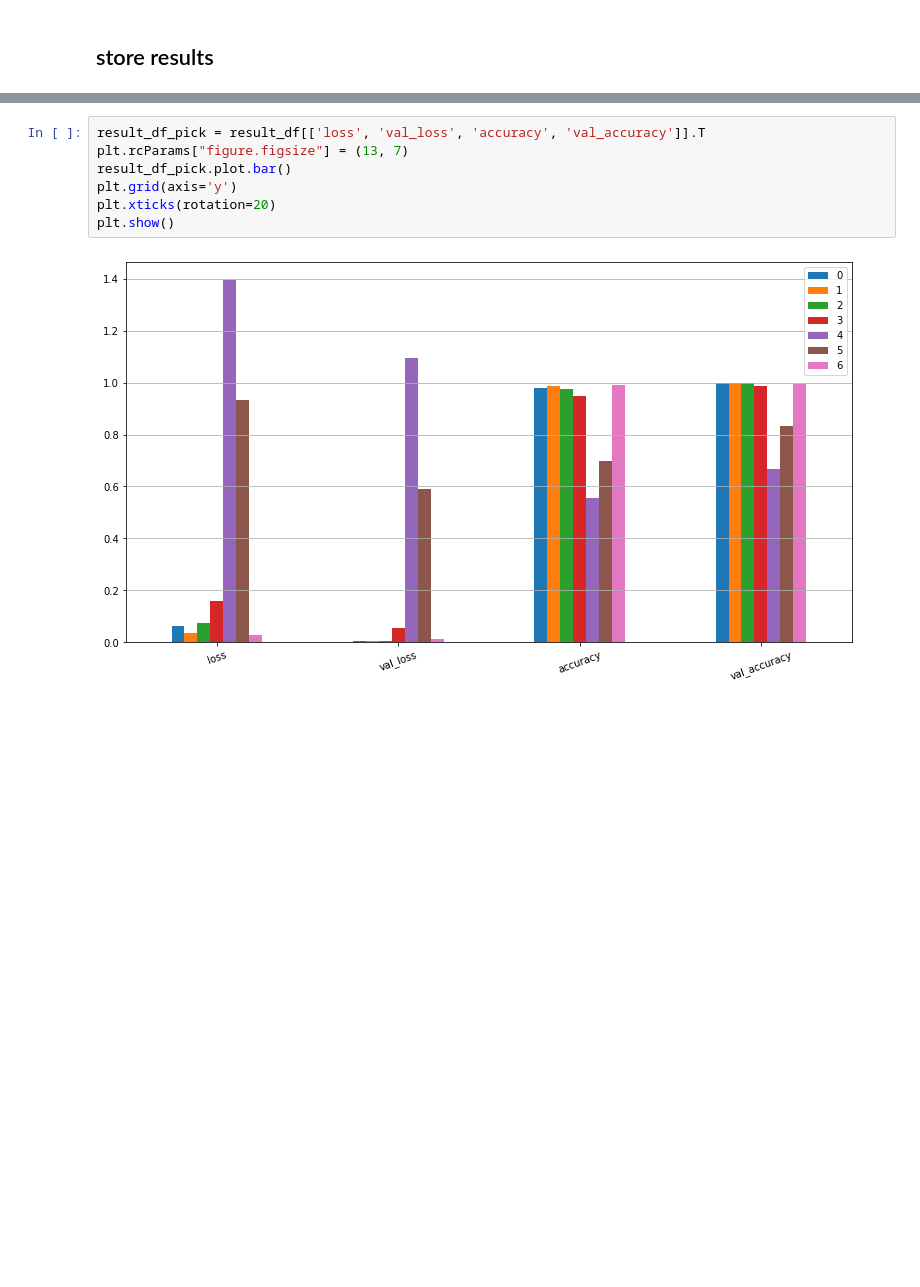
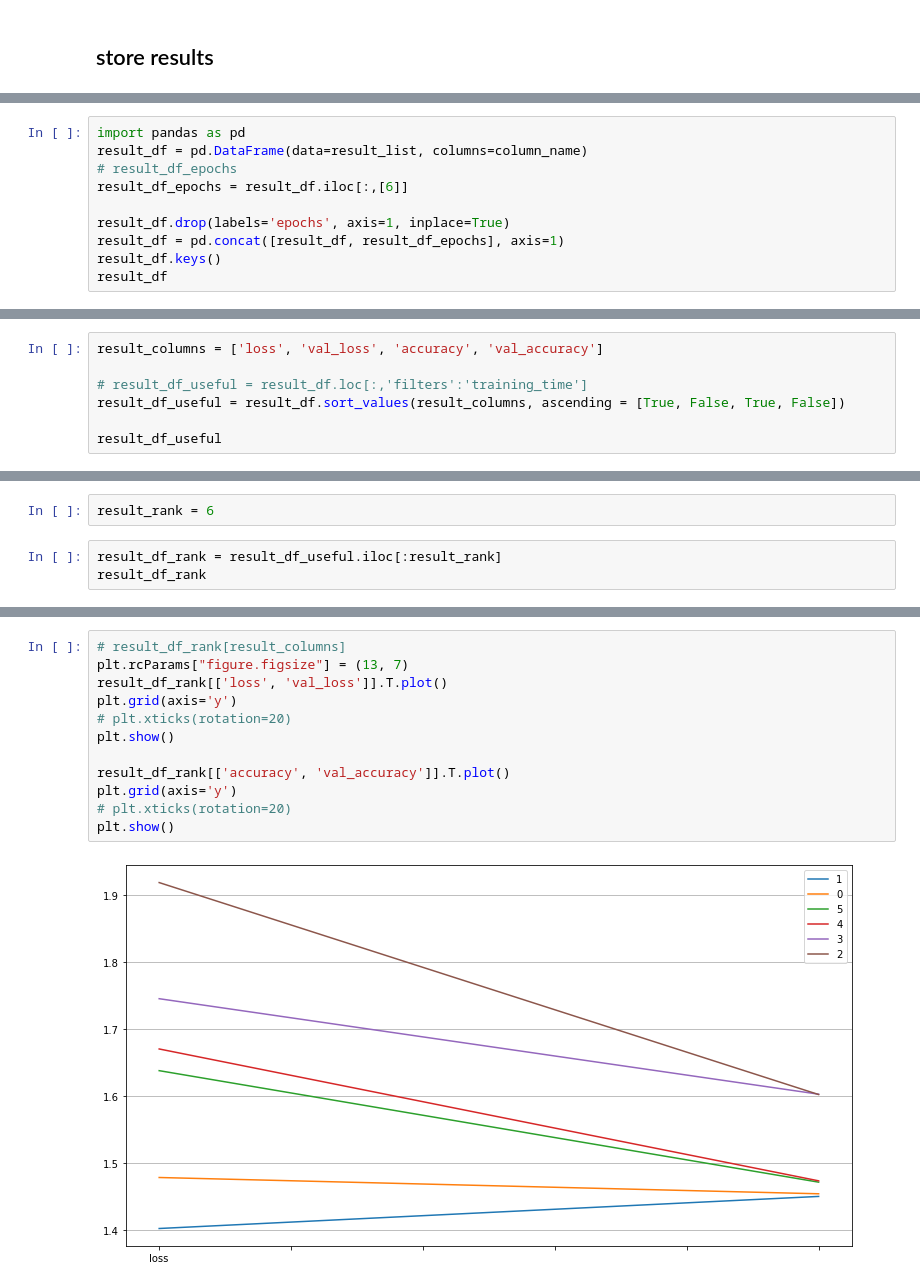
Before and after one commit to yojulab/knou_study_machinglearning, a Jupyter notebook: codes/sanghunoh/reports/Term_2_CNN_MPIE_results.ipynb, the cells around one changed output, grey strips where cells are left out. Saved outputs shown, nothing was run; the diff lists cells and outputs as text; blank space fills up the shorter version.

```diff
--- a/codes/sanghunoh/reports/Term_2_CNN_MPIE_results.ipynb
+++ b/codes/sanghunoh/reports/Term_2_CNN_MPIE_results.ipynb
@@ -266,0 +163,10 @@ result_df_useful
+# %%
+import pandas as pd
+result_df = pd.DataFrame(data=result_list, columns=column_name)
+# result_df_epochs
+result_df_epochs = result_df.iloc[:,[6]]
+
+result_df.drop(labels='epochs', axis=1, inplace=True)
+result_df = pd.concat([result_df, result_df_epochs], axis=1)
+result_df.keys()
+result_df
@@ -266,0 +181,7 @@ result_df_useful
+# %%
+result_columns = ['loss', 'val_loss', 'accuracy', 'val_accuracy']
+
+# result_df_useful = result_df.loc[:,'filters':'training_time']
+result_df_useful = result_df.sort_values(result_columns, ascending = [True, False, True, False])
+
+result_df_useful
@@ -266,0 +199,5 @@ result_df_useful
+# %%
+result_rank = 6
+# %%
+result_df_rank = result_df_useful.iloc[:result_rank]
+result_df_rank
@@ -267,9 +212,14 @@ result_df_useful
 # %%
-result_df_pick = result_df[['loss', 'val_loss', 'accuracy', 'val_accuracy']].T
+# result_df_rank[result_columns]
 plt.rcParams["figure.figsize"] = (13, 7)
-result_df_pick.plot.bar()
+result_df_rank[['loss', 'val_loss']].T.plot()
 plt.grid(axis='y')
-plt.xticks(rotation=20)
+# plt.xticks(rotation=20)
 plt.show()
+
+result_df_rank[['accuracy', 'val_accuracy']].T.plot()
+plt.grid(axis='y')
+# plt.xticks(rotation=20)
+plt.show()
 # %% [output]
-[figure, old version]
+[figure, new version]
```
Also changed, not shown: parts of 39 cells of this notebook.
